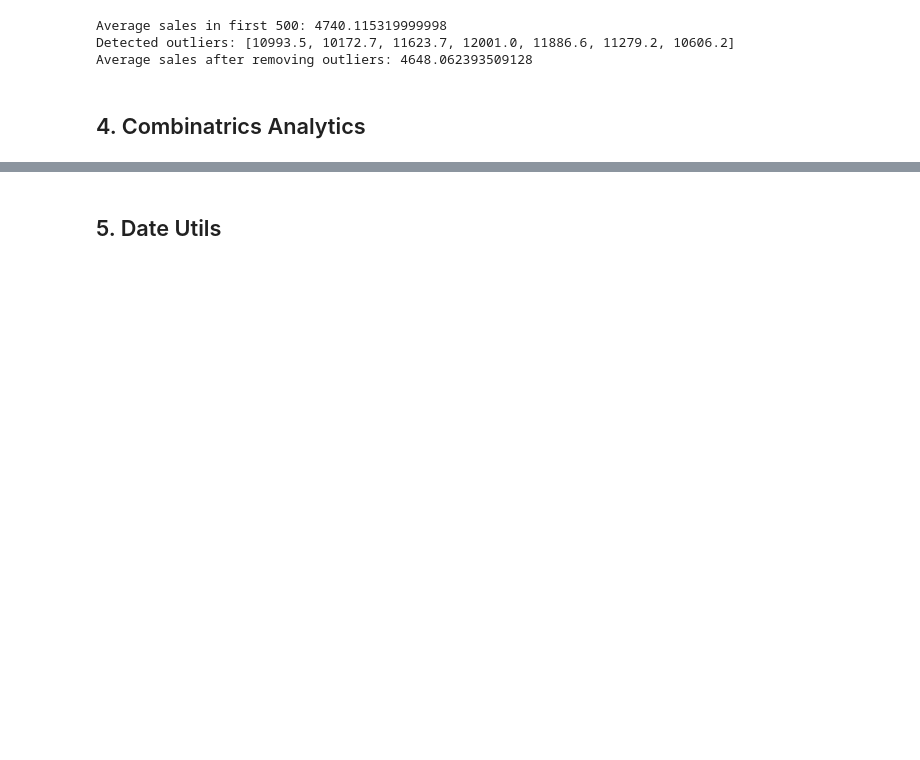
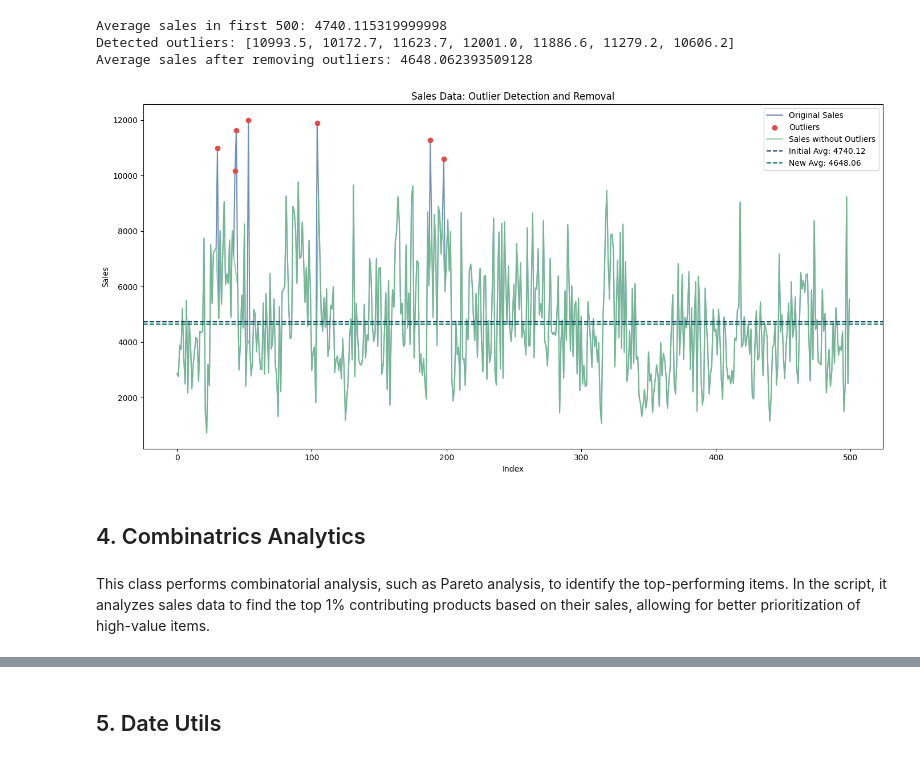
Before and after one commit to Usashiroy/biztools-Iterator-Based-Analytics-for-Scalable-Business-Intelligence, a Jupyter notebook: Biztools on Sales data/biztools on sales data.ipynb, the cells around one changed output, grey strips where cells are left out. Cells and saved outputs as stored; diff of their text form; code cells hidden in the pictures; blank space fills up the shorter version.

```diff
--- a/Biztools on Sales data/biztools on sales data.ipynb
+++ b/Biztools on Sales data/biztools on sales data.ipynb
@@ -151,6 +189,52 @@ print("Average sales after removing outliers:", new_avg)
 Average sales in first 500: 4740.115319999998
 Detected outliers: [10993.5, 10172.7, 11623.7, 12001.0, 11886.6, 11279.2, 10606.2]
 Average sales after removing outliers: 4648.062393509128
+# %%
+import matplotlib.pyplot as plt
+
+# Step 1: Plot the original sales data (first 500 values)
+plt.figure(figsize=(14, 7))
+
+# Using a mellow blue for the original sales data
+plt.plot(sales["SALES"][:500], label='Original Sales', color='#4C75A3', alpha=0.8)
+
+# Step 2: Highlight the outliers
+outliers = rolling_window.detect_outliers()
+outliers_x = [i for i in range(500) if sales["SALES"][i] in outliers]
+outliers_y = [sales["SALES"][i] for i in range(500) if sales["SALES"][i] in outliers]
+
+# Using a mellow red for the outliers
+plt.scatter(outliers_x, outliers_y, color='#E44C4C', label='Outliers', zorder=5)
+
+# Step 3: Plot the sales data after removing outliers
+sales_no_outliers = sales["SALES"][:500].copy()  # Copy the first 500 values
+for outlier in outliers:
+    sales_no_outliers = sales_no_outliers[sales_no_outliers != outlier]  # Remove outliers
+
+# Using a mellow green for the sales data without outliers
+plt.plot(sales_no_outliers.index, sales_no_outliers, label='Sales without Outliers', color='#75C28E', alpha=0.8)
+
+# Step 4: Add average lines for comparison
+initial_avg = rolling_window.get_window_avg()
+new_avg = sales_no_outliers.mean()
+
+# Using mellow shades for average lines
+plt.axhline(y=initial_avg, color='#0d3b66', linestyle='--', label=f'Initial Avg: {initial_avg:.2f}')
+plt.axhline(y=new_avg, color='#007f5f', linestyle='--', label=f'New Avg: {new_avg:.2f}')
+
+# Labels and legend
+plt.xlabel('Index')
+plt.ylabel('Sales')
+plt.title('Sales Data: Outlier Detection and Removal')
+plt.legend()
+plt.tight_layout()
+
+# Show the plot
+plt.show()
+# %% [output]
+[figure, added]
 # %% [markdown]
 ## 4. Combinatrics Analytics
+# %% [markdown]
+This class performs combinatorial analysis, such as Pareto analysis, to identify the top-performing items. In the script, it analyzes sales data to find the top 1% contributing products based on their sales, allowing for better prioritization of high-value items.
 # %%
```
Also changed, not shown: parts of 20 cells of this notebook, 5 other files.
